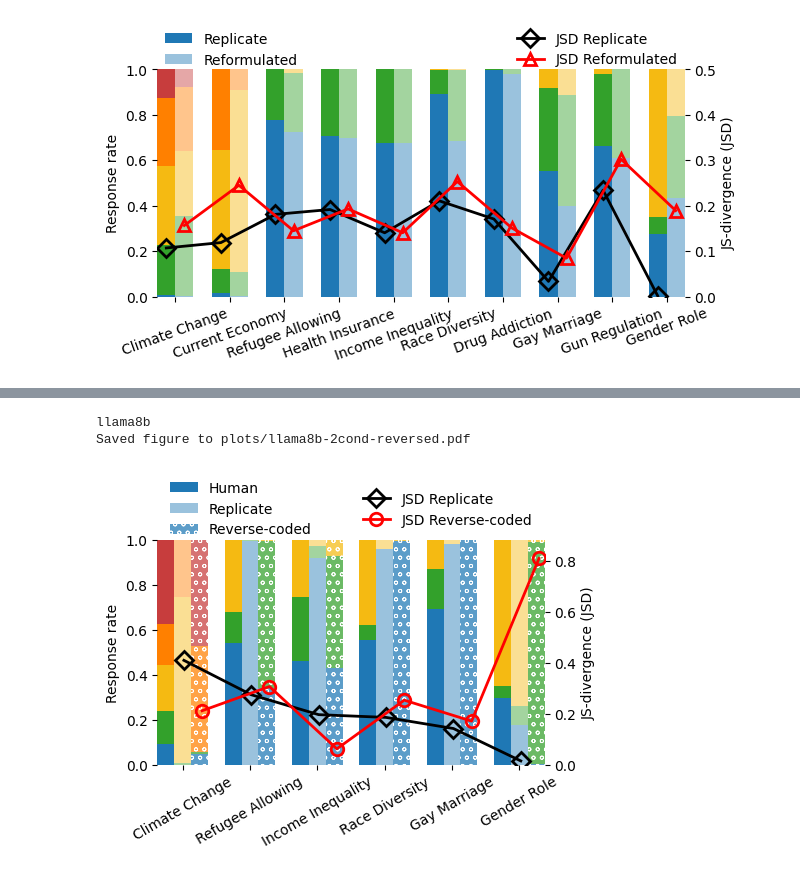
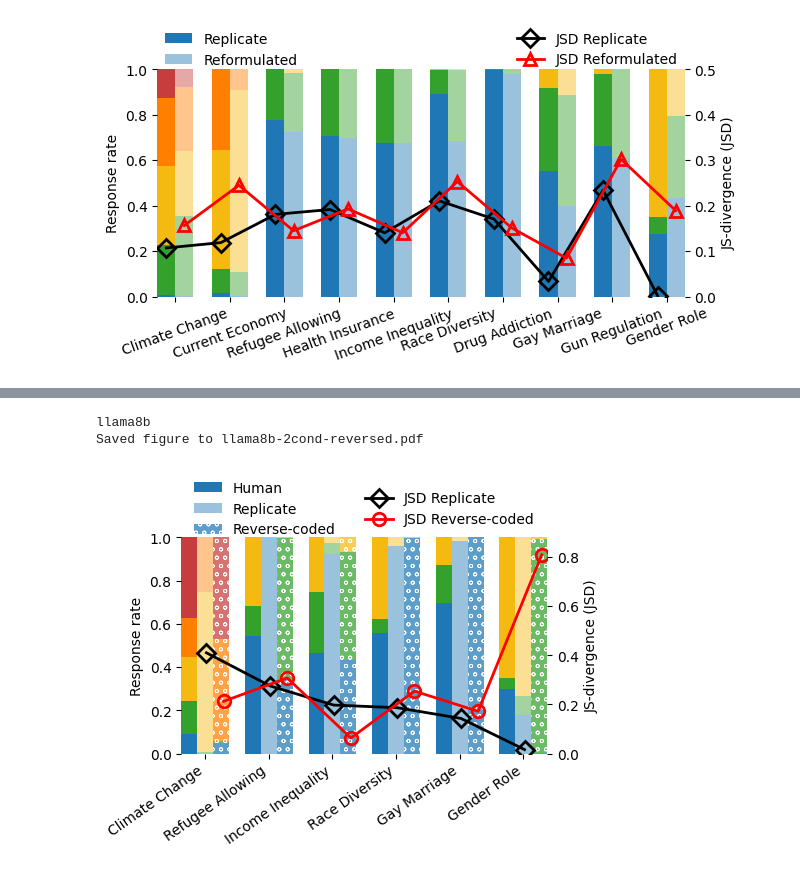
Before and after one commit to songgaojundeng/mitigating-social-desirability-bias, a Jupyter notebook: results-analysis/Replicate_and_Condition_Analysis.ipynb, the cells around one changed output, grey strips where cells are left out. Saved outputs shown, nothing was run; the diff lists cells and outputs as text; code cells hidden in the pictures.

```diff
--- a/results-analysis/Replicate_and_Condition_Analysis.ipynb
+++ b/results-analysis/Replicate_and_Condition_Analysis.ipynb
@@ -920,7 +941,7 @@ def plot_replicate_w_two_condition_stacked_reversed(silicon_results_1, silicon_r
     # --- Axes ---
     ax1.set_ylabel('Response rate')
     ax1.set_xticks(x)
-    ax1.set_xticklabels(categories, rotation=30, ha='center')
+    ax1.set_xticklabels(categories, rotation=35, ha='right')
     ax1.set_ylim(0, 1.)
     ax1.set_xmargin(0.)
 
@@ -985,8 +1006,8 @@ def plot_replicate_w_two_condition_stacked_reversed(silicon_results_1, silicon_r
 # %%
 print(model_name)
 plot_replicate_w_two_condition_stacked_reversed(human_results, replicate_results, reversed_results, jsd_results_replicate, jsd_results_reversed,
-              'Human', 'Replicate', 'Reverse-coded', '')
+              'Human', 'Replicate', 'Reverse-coded', 'llama8b-2cond-reversed.pdf')
 # %% [output]
 llama8b
-Saved figure to plots/llama8b-2cond-reversed.pdf
+Saved figure to llama8b-2cond-reversed.pdf
-[figure, old version]
+[figure, new version]
```
Also changed, not shown: parts of 5 cells of this notebook, 2 other files.
